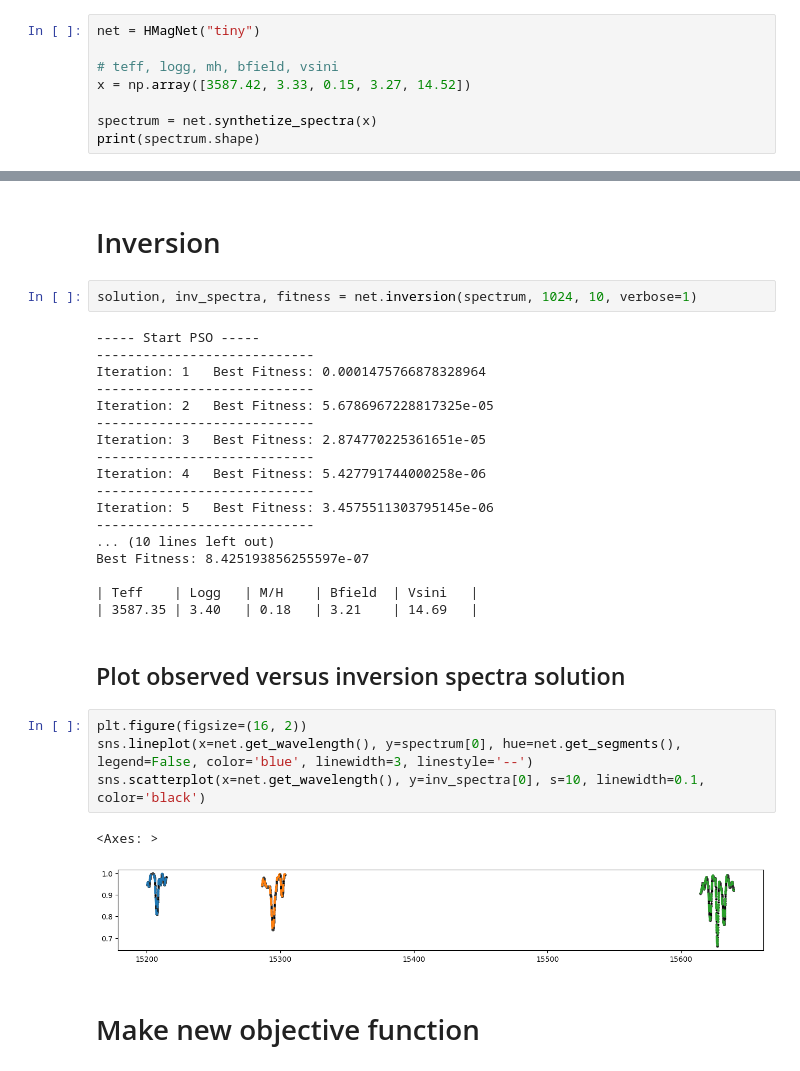
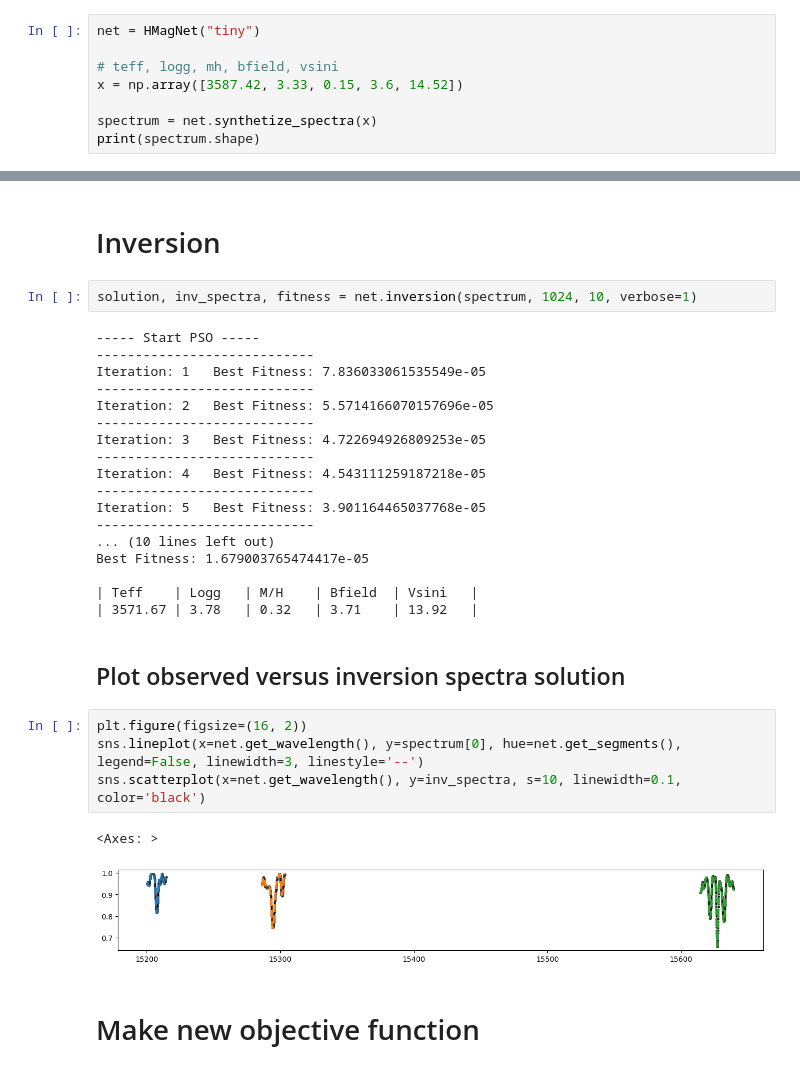
Before and after one commit to JoanRaygoza/H-MagNet-example, a Jupyter notebook: example.ipynb, the cells around one changed output, grey strips where cells are left out. Saved outputs shown, nothing was run; the diff lists cells and outputs as text.

```diff
--- a/example.ipynb
+++ b/example.ipynb
@@ -16,7 +16,7 @@ config(jobs=6)
 net = HMagNet("tiny")
 
 # teff, logg, mh, bfield, vsini
-x = np.array([3587.42, 3.33, 0.15, 3.27, 14.52])
+x = np.array([3587.42, 3.33, 0.15, 3.6, 14.52])
 
 spectrum = net.synthetize_spectra(x)
 print(spectrum.shape)
@@ -38,30 +38,30 @@ solution, inv_spectra, fitness = net.inversion(spectrum, 1024, 10, verbose=1)
 # %% [output]
 ----- Start PSO -----
 ----------------------------
-Iteration: 1   Best Fitness: 0.0001475766878328964
+Iteration: 1   Best Fitness: 7.836033061535549e-05
 ----------------------------
-Iteration: 2   Best Fitness: 5.6786967228817325e-05
+Iteration: 2   Best Fitness: 5.5714166070157696e-05
 ----------------------------
-Iteration: 3   Best Fitness: 2.874770225361651e-05
+Iteration: 3   Best Fitness: 4.722694926809253e-05
 ----------------------------
-Iteration: 4   Best Fitness: 5.427791744000258e-06
+Iteration: 4   Best Fitness: 4.543111259187218e-05
 ----------------------------
-Iteration: 5   Best Fitness: 3.4575511303795145e-06
+Iteration: 5   Best Fitness: 3.901164465037768e-05
 ----------------------------
 ... (10 lines left out)
-Best Fitness: 8.425193856255597e-07
+Best Fitness: 1.679003765474417e-05
 
 | Teff    | Logg   | M/H    | Bfield  | Vsini   |
-| 3587.35 | 3.40   | 0.18   | 3.21    | 14.69   |
+| 3571.67 | 3.78   | 0.32   | 3.71    | 13.92   |
 # %% [markdown]
 ## Plot observed versus inversion spectra solution
 # %%
 plt.figure(figsize=(16, 2))
-sns.lineplot(x=net.get_wavelength(), y=spectrum[0], hue=net.get_segments(), legend=False, color='blue', linewidth=3, linestyle='--')
-sns.scatterplot(x=net.get_wavelength(), y=inv_spectra[0], s=10, linewidth=0.1, color='black')
+sns.lineplot(x=net.get_wavelength(), y=spectrum[0], hue=net.get_segments(), legend=False, linewidth=3, linestyle='--')
+sns.scatterplot(x=net.get_wavelength(), y=inv_spectra, s=10, linewidth=0.1, color='black')
 # %% [output]
 <Axes: >
-[figure, old version]
+[figure, new version]
 # %% [markdown]
 # Make new objective function
 # %%
```
Also changed, not shown: parts of 16 cells of this notebook.
